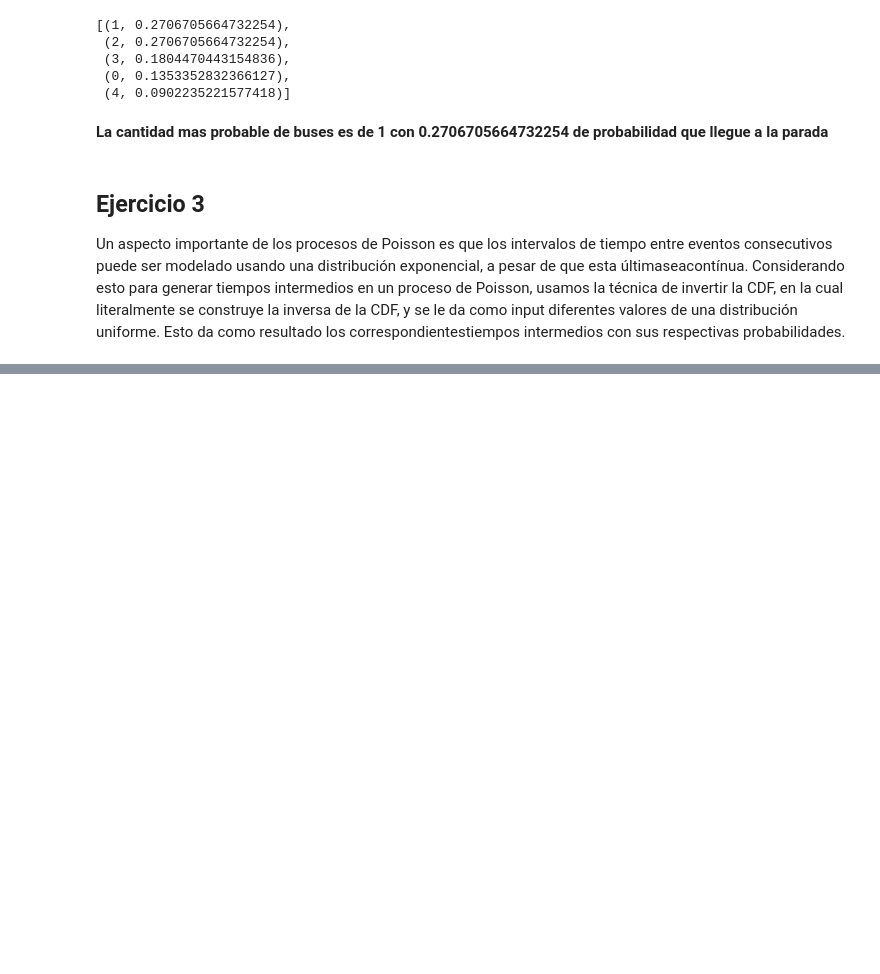
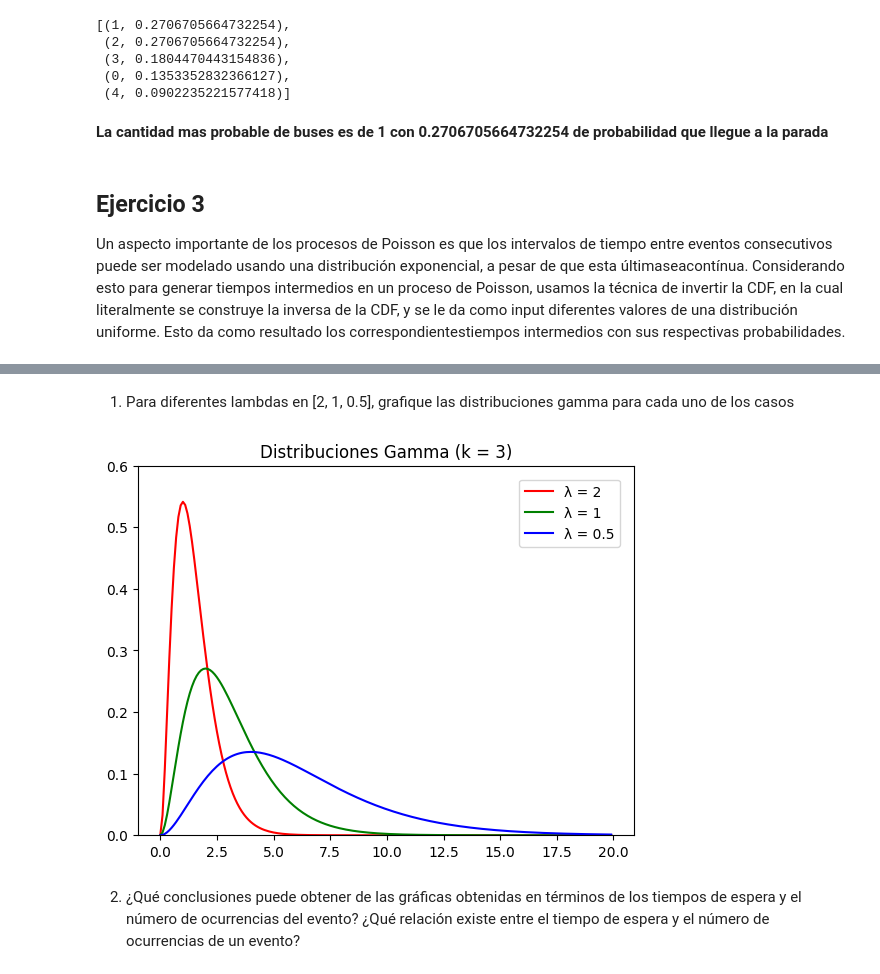
Before and after one commit to Andrei-Portales/MiniProyecto1_modelacion, a Jupyter notebook: miniproyecto1.ipynb, the cells around one changed output, grey strips where cells are left out. Saved outputs shown, nothing was run; the diff lists cells and outputs as text; code cells hidden in the pictures; blank space fills up the shorter version.

```diff
--- a/miniproyecto1.ipynb
+++ b/miniproyecto1.ipynb
@@ -154,0 +158,27 @@ ejer
+# %% [markdown]
+1. Para diferentes lambdas en [2, 1, 0.5], grafique las distribuciones gamma para cada uno de los casos
+# %%
+K = 3
+t1 = 0.5
+t2 = 1
+t3 = 2
+# %%
+x = np.arange(0,20,0.1)
+# %%
+y1 = (x**(K-1) * np.exp((-1)*(x/t1)))/((t1**K)*math.factorial(K-1))
+y2 = (x**(K-1) * np.exp((-1)*(x/t2)))/((t2**K)*math.factorial(K-1))
+y3 = (x**(K-1) * np.exp((-1)*(x/t3)))/((t3**K)*math.factorial(K-1))
+# %%
+plt.title("Distribuciones Gamma (k = 3)")
+plt.plot(x,y1,label="λ = 2",color='red')
+plt.plot(x,y2,label="λ = 1",color='green')
+plt.plot(x,y3,label="λ = 0.5",color='blue')
+plt.legend(bbox_to_anchor=(1,1), loc='upper right', borderaxespad=1)
+plt.ylim([0,0.6])
+plt.show()
+# %% [output]
+[figure, added]
+# %% [markdown]
+2. ¿Qué conclusiones puede obtener de las gráficas obtenidas en términos de los tiempos de espera y el
+número de ocurrencias del evento? ¿Qué relación existe entre el tiempo de espera y el número de
+ocurrencias de un evento?
```
Also changed, not shown: parts of 3 cells of this notebook.
